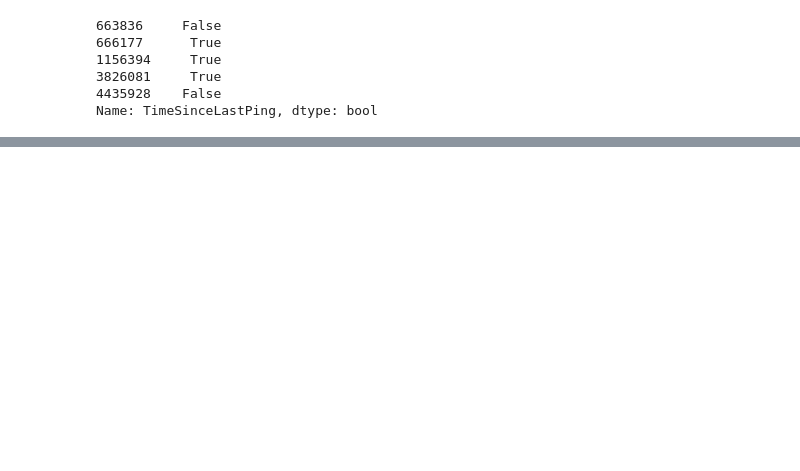
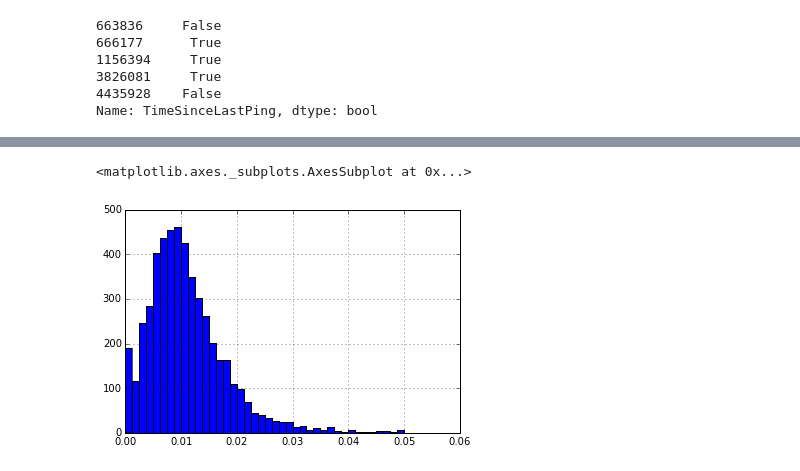
Before and after one commit to sarangof/Bus-Capstone, a Jupyter notebook: avl_sample_exploration.ipynb, the cells around one changed output, grey strips where cells are left out. Cells and saved outputs as stored; diff of their text form; code cells hidden in the pictures; blank space fills up the shorter version.

```diff
--- a/avl_sample_exploration.ipynb
+++ b/avl_sample_exploration.ipynb
@@ -116,0 +101,7 @@ sum(oneday.TimeSinceLastSiriResponse[gaps] < (oneday.TimeSinceLastPing[gaps] - t
+# %%
+# veh-caused gap rates by vehicle
+vehicle_gap_rates = oneday.groupby('vehicleID')['veh_gap_ind'].sum()/oneday.groupby('vehicleID').size()
+vehicle_gap_rates.hist(range=(0.0,0.05),bins=40)
+# %% [output]
+<matplotlib.axes._subplots.AxesSubplot at 0x...>
+[figure, added]
```
Also changed, not shown: parts of 30 cells of this notebook.
